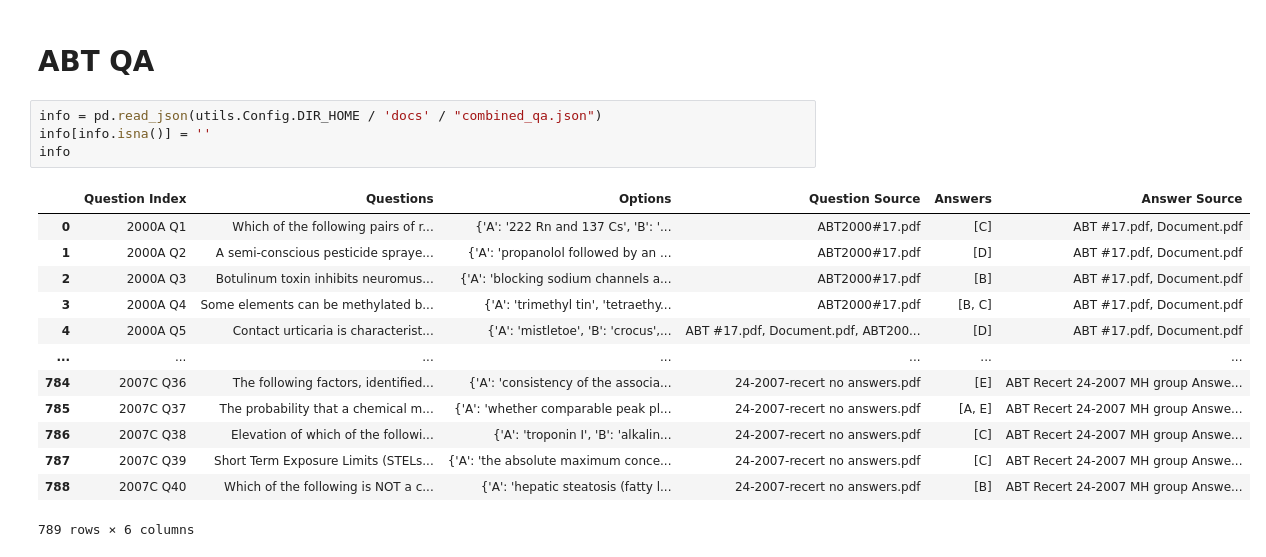
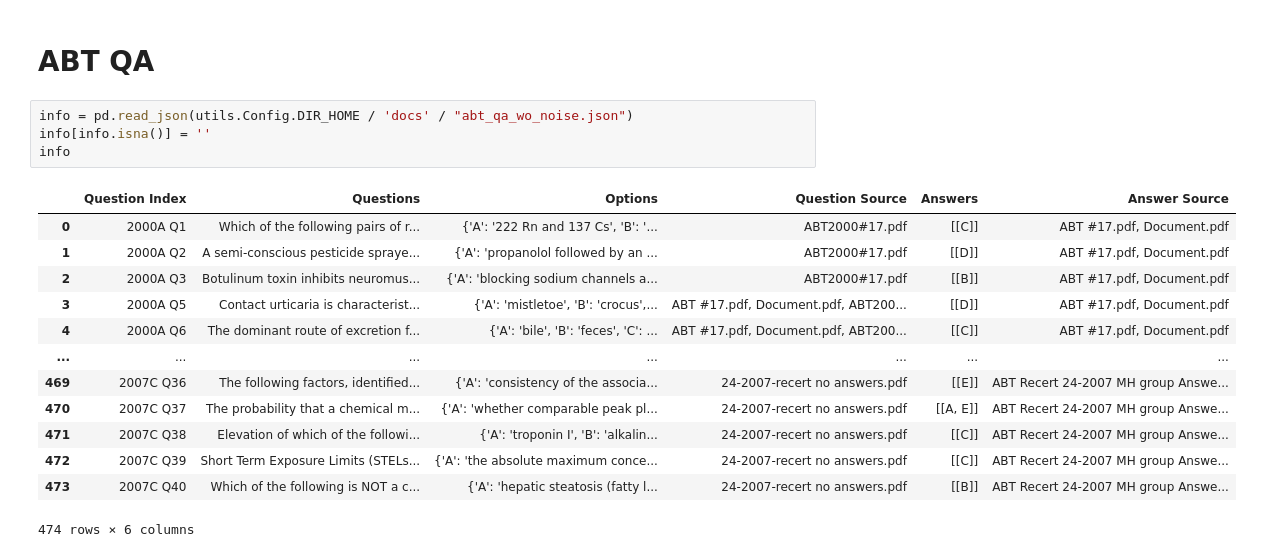
Before and after one commit to NIEHS/ToxPipe-Model-Comparison, a Jupyter notebook: eval-app/codes/create_tests_with_assertion.ipynb, the cells around one changed output. Drawn from its saved outputs; the diff is of its cells as text.

```diff
--- a/eval-app/codes/create_tests_with_assertion.ipynb
+++ b/eval-app/codes/create_tests_with_assertion.ipynb
@@ -156,23 +156,23 @@ createTests(info, species='rat')
 # %% [markdown]
 # ABT QA
 # %%
-info = pd.read_json(utils.Config.DIR_HOME / 'docs' / "combined_qa.json")
+info = pd.read_json(utils.Config.DIR_HOME / 'docs' / "abt_qa_wo_noise.json")
 info[info.isna()] = ''
 info
 # %% [output]
 |  | Question Index | Questions | Options | Question Source | Answers | Answer Source |
-| 0 | 2000A Q1 | Which of the following pairs of r... | {'A': '222 Rn and 137 Cs', 'B': '... | ABT2000#17.pdf | [C] | ABT #17.pdf, Document.pdf |
-| 1 | 2000A Q2 | A semi-conscious pesticide spraye... | {'A': 'propanolol followed by an ... | ABT2000#17.pdf | [D] | ABT #17.pdf, Document.pdf |
-| 2 | 2000A Q3 | Botulinum toxin inhibits neuromus... | {'A': 'blocking sodium channels a... | ABT2000#17.pdf | [B] | ABT #17.pdf, Document.pdf |
-| 3 | 2000A Q4 | Some elements can be methylated b... | {'A': 'trimethyl tin', 'tetraethy... | ABT2000#17.pdf | [B, C] | ABT #17.pdf, Document.pdf |
-| 4 | 2000A Q5 | Contact urticaria is characterist... | {'A': 'mistletoe', 'B': 'crocus',... | ABT #17.pdf, Document.pdf, ABT200... | [D] | ABT #17.pdf, Document.pdf |
+| 0 | 2000A Q1 | Which of the following pairs of r... | {'A': '222 Rn and 137 Cs', 'B': '... | ABT2000#17.pdf | [[C]] | ABT #17.pdf, Document.pdf |
+| 1 | 2000A Q2 | A semi-conscious pesticide spraye... | {'A': 'propanolol followed by an ... | ABT2000#17.pdf | [[D]] | ABT #17.pdf, Document.pdf |
+| 2 | 2000A Q3 | Botulinum toxin inhibits neuromus... | {'A': 'blocking sodium channels a... | ABT2000#17.pdf | [[B]] | ABT #17.pdf, Document.pdf |
+| 3 | 2000A Q5 | Contact urticaria is characterist... | {'A': 'mistletoe', 'B': 'crocus',... | ABT #17.pdf, Document.pdf, ABT200... | [[D]] | ABT #17.pdf, Document.pdf |
+| 4 | 2000A Q6 | The dominant route of excretion f... | {'A': 'bile', 'B': 'feces', 'C': ... | ABT #17.pdf, Document.pdf, ABT200... | [[C]] | ABT #17.pdf, Document.pdf |
 | ... | ... | ... | ... | ... | ... | ... |
-| 784 | 2007C Q36 | The following factors, identified... | {'A': 'consistency of the associa... | 24-2007-recert no answers.pdf | [E] | ABT Recert 24-2007 MH group Answe... |
-| 785 | 2007C Q37 | The probability that a chemical m... | {'A': 'whether comparable peak pl... | 24-2007-recert no answers.pdf | [A, E] | ABT Recert 24-2007 MH group Answe... |
-| 786 | 2007C Q38 | Elevation of which of the followi... | {'A': 'troponin I', 'B': 'alkalin... | 24-2007-recert no answers.pdf | [C] | ABT Recert 24-2007 MH group Answe... |
-| 787 | 2007C Q39 | Short Term Exposure Limits (STELs... | {'A': 'the absolute maximum conce... | 24-2007-recert no answers.pdf | [C] | ABT Recert 24-2007 MH group Answe... |
-| 788 | 2007C Q40 | Which of the following is NOT a c... | {'A': 'hepatic steatosis (fatty l... | 24-2007-recert no answers.pdf | [B] | ABT Recert 24-2007 MH group Answe... |
+| 469 | 2007C Q36 | The following factors, identified... | {'A': 'consistency of the associa... | 24-2007-recert no answers.pdf | [[E]] | ABT Recert 24-2007 MH group Answe... |
+| 470 | 2007C Q37 | The probability that a chemical m... | {'A': 'whether comparable peak pl... | 24-2007-recert no answers.pdf | [[A, E]] | ABT Recert 24-2007 MH group Answe... |
+| 471 | 2007C Q38 | Elevation of which of the followi... | {'A': 'troponin I', 'B': 'alkalin... | 24-2007-recert no answers.pdf | [[C]] | ABT Recert 24-2007 MH group Answe... |
+| 472 | 2007C Q39 | Short Term Exposure Limits (STELs... | {'A': 'the absolute maximum conce... | 24-2007-recert no answers.pdf | [[C]] | ABT Recert 24-2007 MH group Answe... |
+| 473 | 2007C Q40 | Which of the following is NOT a c... | {'A': 'hepatic steatosis (fatty l... | 24-2007-recert no answers.pdf | [[B]] | ABT Recert 24-2007 MH group Answe... |
-789 rows × 6 columns
+474 rows × 6 columns
 # %%
 import copy
 import yaml
```
Also changed, not shown: parts of 1 cell of this notebook, 23 other files.
